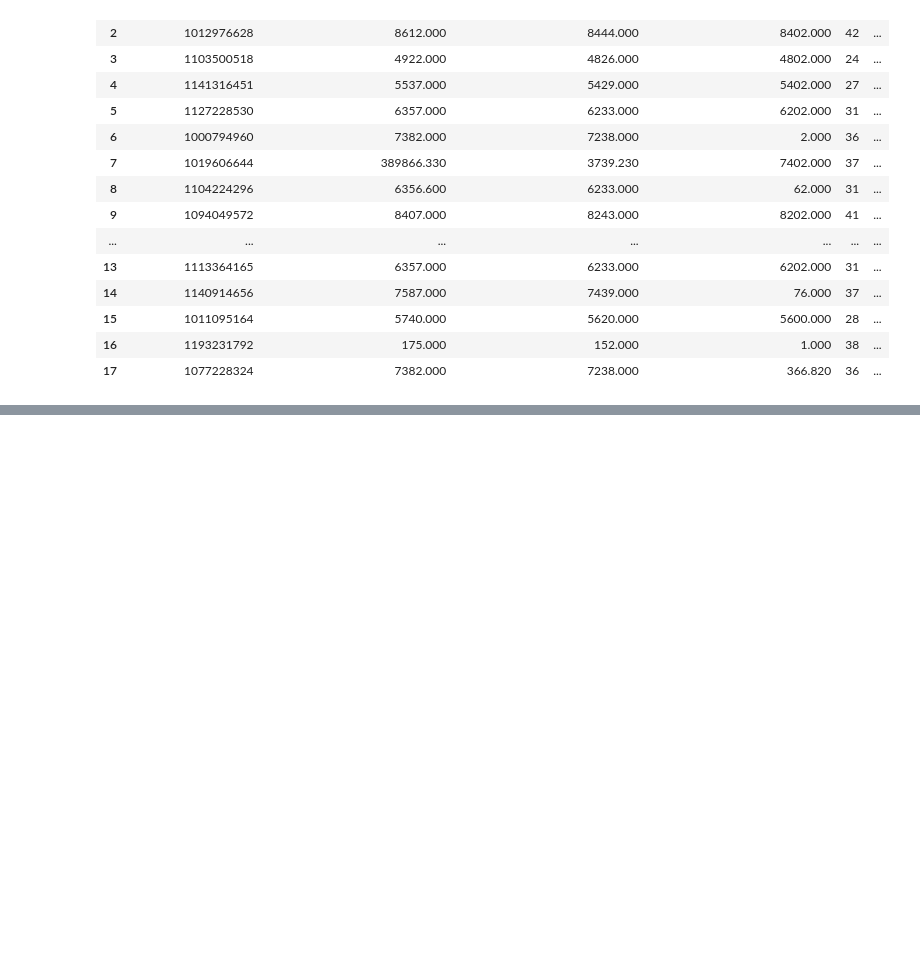
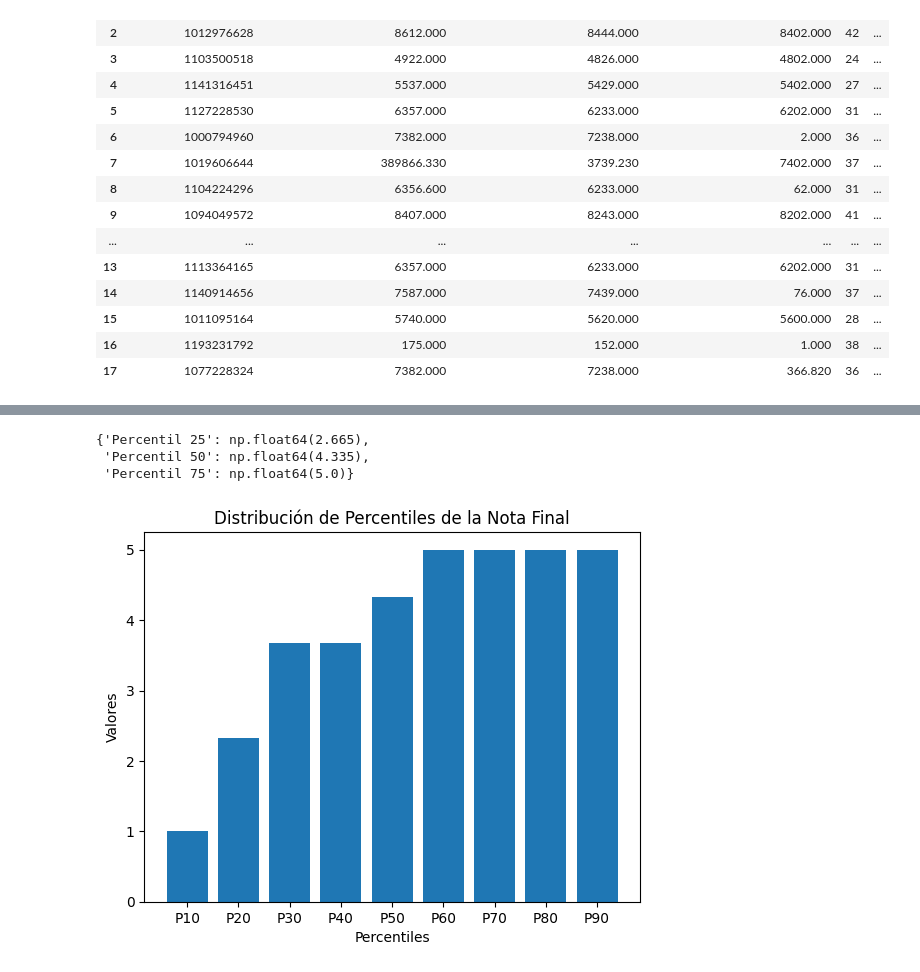
Before and after one commit to Sam290611/Proyecto_Final_Grupo_9, a Jupyter notebook: pandas/estudiante2.ipynb, the cells around one changed output, grey strips where cells are left out. Drawn from its saved outputs; the diff is of its cells as text; code cells hidden in the pictures; blank space fills up the shorter version.

```diff
--- a/pandas/estudiante2.ipynb
+++ b/pandas/estudiante2.ipynb
@@ -22,3 +22,10 @@ datas
 | 15 | 1011095164 | 5740.000 | 5620.000 | 5600.000 | 28 | ... |
 | 16 | 1193231792 | 175.000 | 152.000 | 1.000 | 38 | ... |
 | 17 | 1077228324 | 7382.000 | 7238.000 | 366.820 | 36 | ... |
+# %%
+def sumas(x):
+    nota=sum([x["CP1"],x["CP2"],x["CP3"]])/3
+    return round(nota,2)
+datas["Nota Final"]=datas.apply(sumas,axis=1)
+
+datas.rename(columns={"Nota Final":"NF"})
@@ -24,0 +50,27 @@ datas
+# %%
+def percentiles (datas, columna):
+    try:
+        assert columna in datas.columns, "La columna no existe en el DataFrame"
+        percentil_25=datas[columna].quantile(0.25)
+        percentil_50=datas[columna].quantile(0.50)
+        percentil_75=datas[columna].quantile(0.75)
+        return {"Percentil 25": percentil_25, "Percentil 50": percentil_50, "Percentil 75": percentil_75}
+    except AssertionError as e:
+        return str(e)
+percentiles(datas,"NF")
+# %% [output]
+{'Percentil 25': np.float64(2.665),
+ 'Percentil 50': np.float64(4.335),
+ 'Percentil 75': np.float64(5.0)}
+# %%
+import matplotlib.pyplot as plt
+valores=[datas["NF"].quantile(0.10)
+,datas["NF"].quantile(0.20),datas["NF"].quantile(0.30),datas["NF"].quantile(0.40),datas["NF"].quantile(0.50),datas["NF"].quantile(0.60),datas["NF"].quantile(0.70),datas["NF"].quantile(0.80),datas["NF"].quantile(0.90)]
+etiquetas=["P10","P20","P30","P40","P50","P60","P70","P80","P90"]
+plt.bar(etiquetas,valores)
+plt.xlabel("Percentiles")
+plt.ylabel("Valores")
+plt.title("Distribución de Percentiles de la Nota Final")
+plt.show()
+# %% [output]
+[figure, added]
```
Also changed, not shown: parts of 1 cell of this notebook, 3 other files.
